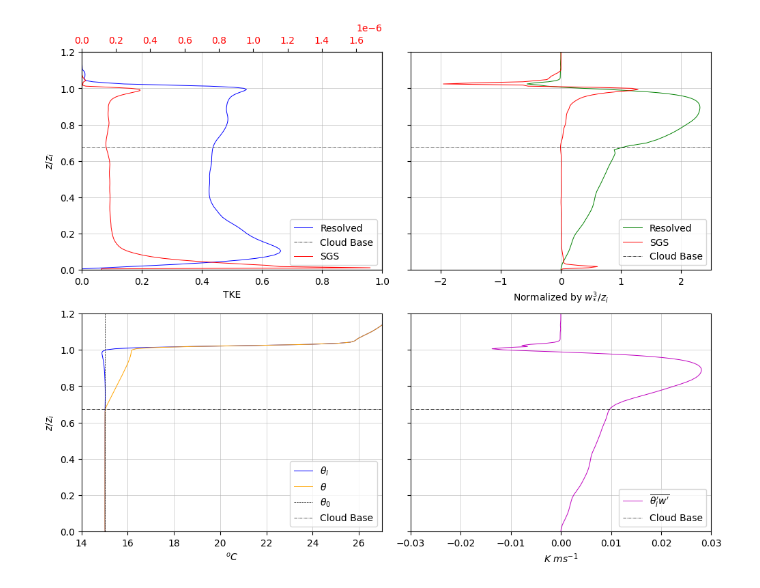
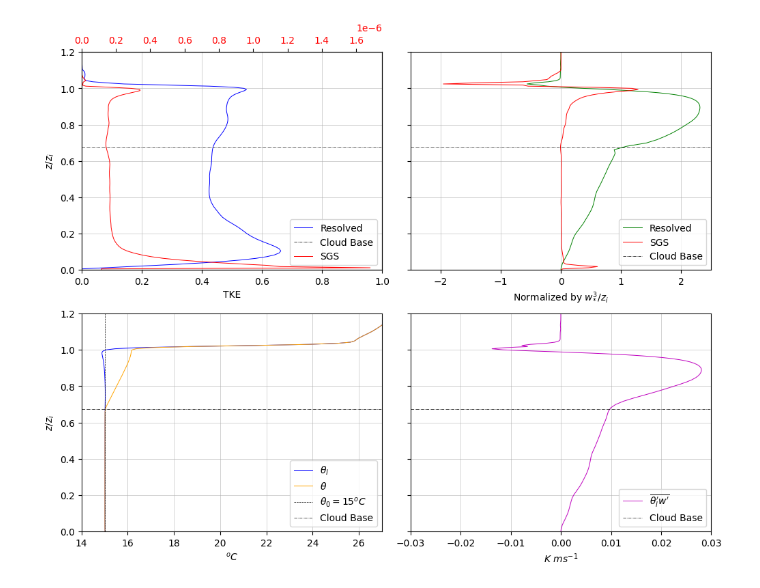
Before and after one commit to ChrisPhys97/Bachelor-Thesis, a Jupyter notebook: TKE-Buoyancy Results.ipynb, the cells around one changed output. Drawn from its saved outputs; the diff is of its cells as text; code cells hidden in the pictures.

```diff
--- a/TKE-Buoyancy Results.ipynb
+++ b/TKE-Buoyancy Results.ipynb
@@ -30,34 +30,34 @@ ax[0,1].plot(bf.BFRES.values/norm,bf.z.values,linewidth=0.7,color="g",label="Res
 ax[0,1].plot(bf.BFSGS.values/norm,bf.z.values,linewidth=0.7,color="r",label="SGS")
 ax[0,0].plot(bf.TKERES.values, bf.z.values, linewidth=0.7, color="b", label="Resolved")
 ax[1,1].set_yticklabels([])
-ax[1,0].axvline(x=theta0,linewidth=0.5,color="k",label="$\\theta_0$",linestyle="--")
+ax[1,0].axvline(x=theta0,linewidth=0.5,color="k",label="$\\theta_0=15 {}^oC$",linestyle="--")
 xlabels=["TKE","Normalized by $w_{*}^{3}/z_{i}$","${}^oC$","$K$ $ms^{-1}$"]
 
 # Create secondary x-axis for ax[1,1] (SGS TKE)
 ax_twin = ax[0,0].twiny()
 ax_twin.plot(bf.TKESGS.values, bf.z.values, linewidth=0.7, color="r", label="SGS")
 ax_twin.tick_params(axis='x', labelcolor='r')
 ax_twin.xaxis.set_ticks_position('top')
 ax_twin.xaxis.set_label_position('top')
 i=0
 for a_single_ax in ax.flat:
   a_single_ax.set_ylim([0,1.2])
   a_single_ax.set_xlabel(xlabels[i])
   a_single_ax.grid(True,linewidth=0.5,alpha=0.8)
   a_single_ax.axhline(y=c_base,linewidth=0.5,color="k",label="Cloud Base",linestyle="-.")
   if a_single_ax != ax[0,0]:
       a_single_ax.legend(loc="lower right")
   i+=1
 handles1, labels1 = ax[0,0].get_legend_handles_labels()
 handles2, labels2 = ax_twin.get_legend_handles_labels()
 ax_twin.set_xlim([0,1.75e-6])
 ax[0,0].legend(handles1 + handles2, labels1 + labels2, loc='lower right')
 ax[0,0].set_xlim([0,1])
 ax[1,0].set_xlim([14,27])
 ax[1,1].set_xlim([-0.03,0.03])
 ax[0,1].set_xlim([-2.5,2.5])
 ax[0,0].set_ylabel("$z/z_i$")
 ax[1,0].set_ylabel("$z/z_i$")
 plt.show()
 # %% [output]
-[figure, old version]
+[figure, new version]
```
